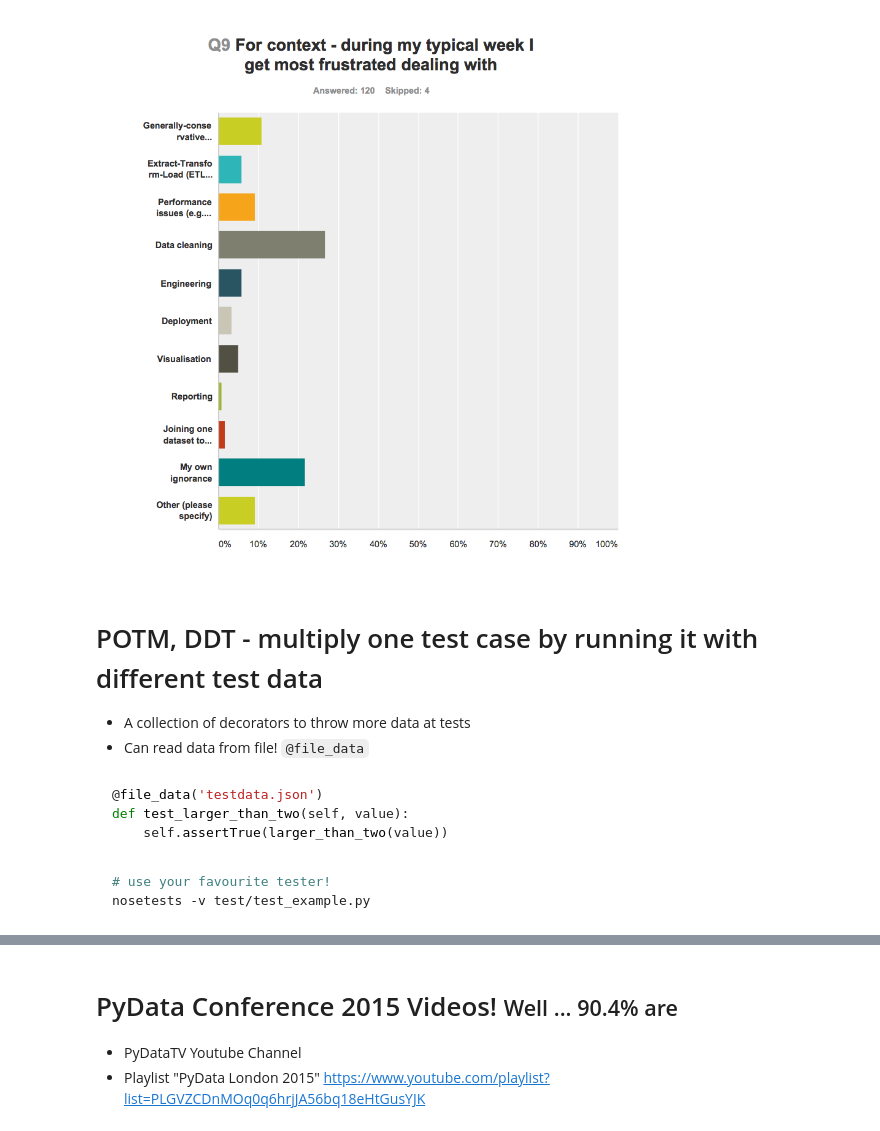
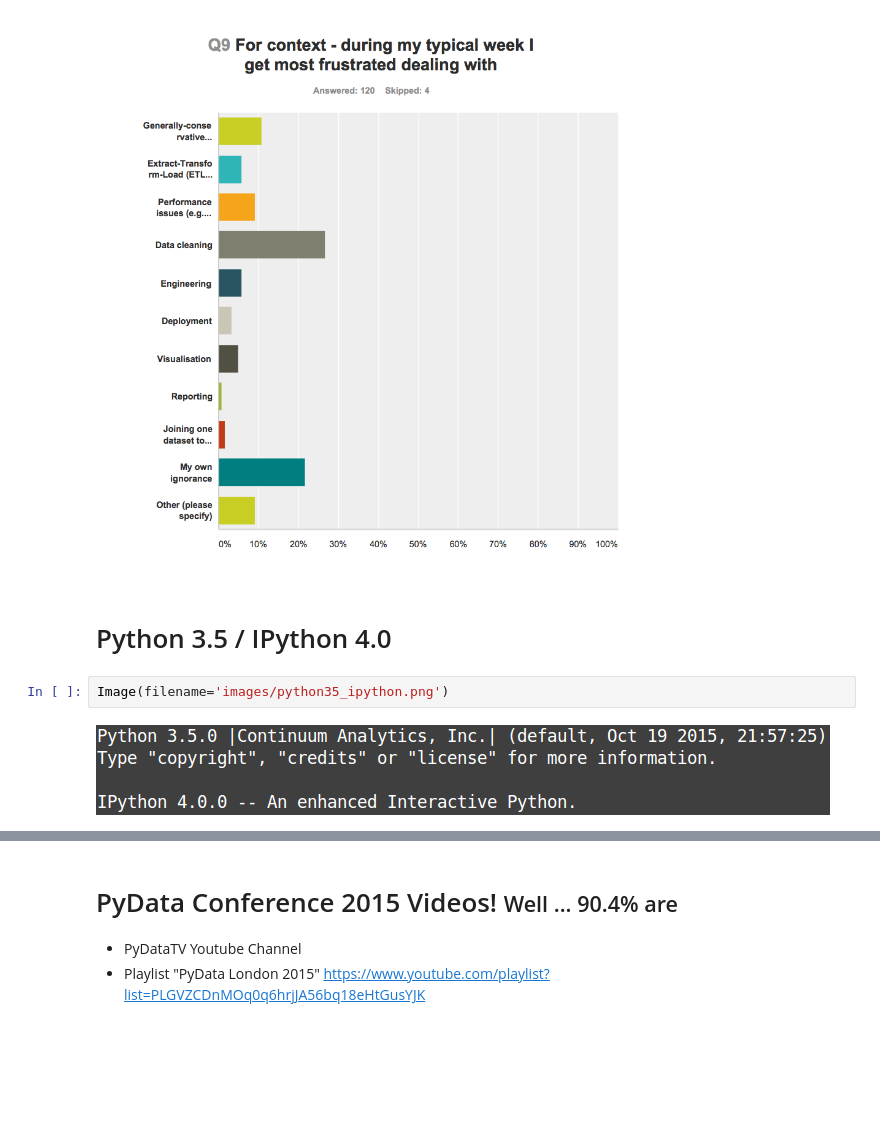
Before and after one commit to PyDataLondon/News, a Jupyter notebook: 2015-11-03_PyData-News_November_2015/PyData London News - November 2015.ipynb, the cells around one changed output, grey strips where cells are left out. Drawn from its saved outputs; the diff is of its cells as text; blank space fills up the shorter version.

````diff
--- a/2015-11-03_PyData-News_November_2015/PyData London News - November 2015.ipynb
+++ b/2015-11-03_PyData-News_November_2015/PyData London News - November 2015.ipynb
@@ -112,19 +53,9 @@ Image(filename="images/pydata-survey_talks-need-to-be.png", width=600)
 Image(filename="images/pydata-survey_common-frustrations.png", width=600)
 # %% [output]
 [figure]
-# %% [markdown]
-# POTM, DDT - multiply one test case by running it with different test data
-
-* A collection of decorators to throw more data at tests
-* Can read data from file! `@file_data`
-# %% [markdown]
-```python
-@file_data('testdata.json')
-def test_larger_than_two(self, value):
-    self.assertTrue(larger_than_two(value))
-```
-# %% [markdown]
-```bash
-# use your favourite tester!
-nosetests -v test/test_example.py
-```
+# %% [markdown]
+# Python 3.5 / IPython 4.0
+# %%
+Image(filename='images/python35_ipython.png')
+# %% [output]
+[figure, added]
````
Also changed, not shown: parts of 29 cells of this notebook, 3 other files.
